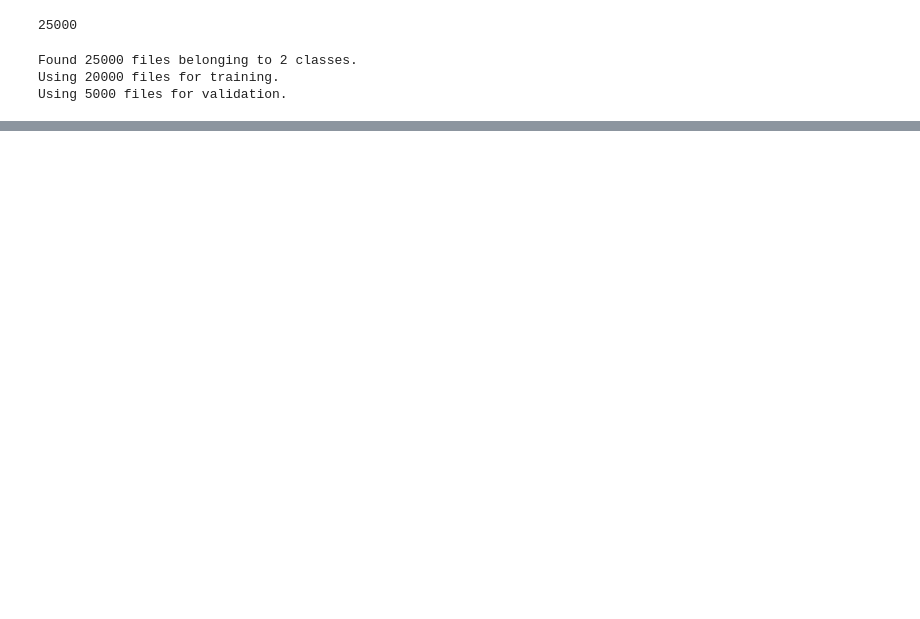
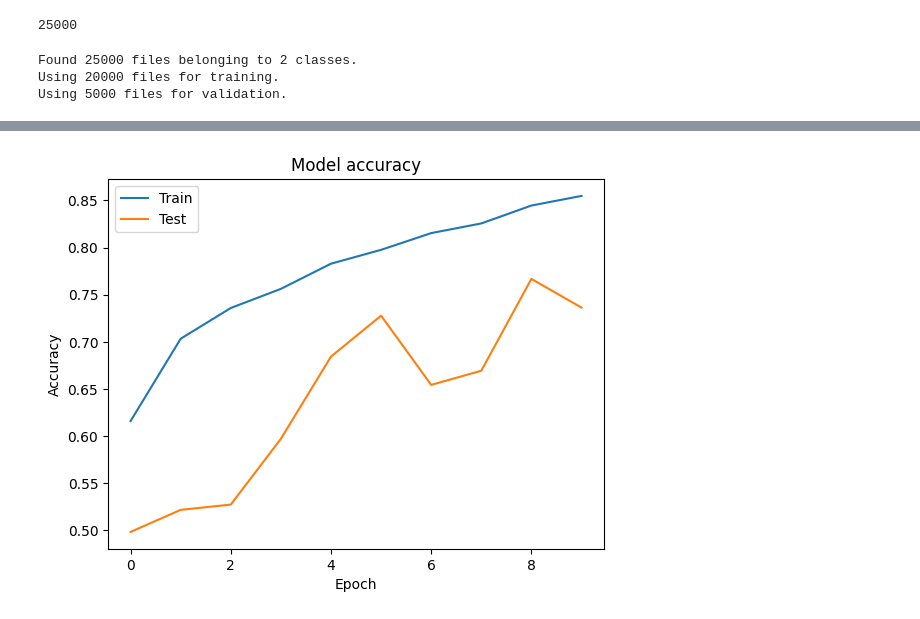
Before and after one commit to kamm8899/CatVSDog, a Jupyter notebook: CatDog.ipynb, the cells around one changed output, grey strips where cells are left out. Saved outputs shown, nothing was run; the diff lists cells and outputs as text; code cells hidden in the pictures; blank space fills up the shorter version.

```diff
--- a/CatDog.ipynb
+++ b/CatDog.ipynb
@@ -248,0 +267,30 @@ AttributeError: 'History' object has no attribute 'predict'
+# %%
+normalization_layer = tf.keras.layers.Rescaling(1./255)
+training_set = training_set.map(lambda x, y: (normalization_layer(x),y))
+validation_set=validation_set.map(lambda x, y: (normalization_layer(x),y))
+# %%
+#adding Normalization, scaling data and adding validation set
+start_time=time.time()
+model = keras.Sequential([
+    keras.layers.Conv2D(32, (3, 3), activation='relu', input_shape=(100, 100, 3)),
+    keras.layers.MaxPooling2D((2, 2)),
+    keras.layers.Dropout((0.5)),
+    keras.layers.BatchNormalization(axis=-1),
+    keras.layers.Conv2D(64, (3, 3), activation='relu'),
+    keras.layers.MaxPooling2D((2, 2)),
+    keras.layers.Dropout((0.5)),
+    keras.layers.BatchNormalization(axis=-1),
+    keras.layers.Conv2D(128, (3, 3), activation='relu'),
+    keras.layers.MaxPooling2D((2, 2)),
+    keras.layers.Dropout((0.5)),
+    keras.layers.BatchNormalization(axis=-1),
+    keras.layers.Flatten(),
+    keras.layers.Dense(512, activation='relu'),
+    keras.layers.Dense(1, activation='sigmoid')
+])
+
+# Compiling the model
+model.compile(loss='binary_crossentropy', optimizer= 'adam', metrics=['accuracy'])
+attempt3_model =model.fit(training_set,epochs=10, validation_data=validation_set)
+end_time=time.time()
+print(end_time - start_time)
@@ -248,0 +315,11 @@ AttributeError: 'History' object has no attribute 'predict'
+# %%
+#plotting accuracy
+plt.plot(attempt3_model.history['accuracy'])
+plt.plot(attempt3_model.history['val_accuracy'])
+plt.title('Model accuracy')
+plt.ylabel('Accuracy')
+plt.xlabel('Epoch')
+plt.legend(['Train', 'Test'], loc='upper left')
+plt.show()
+# %% [output]
+[figure, added]
```
Also changed, not shown: parts of 42 cells of this notebook.
